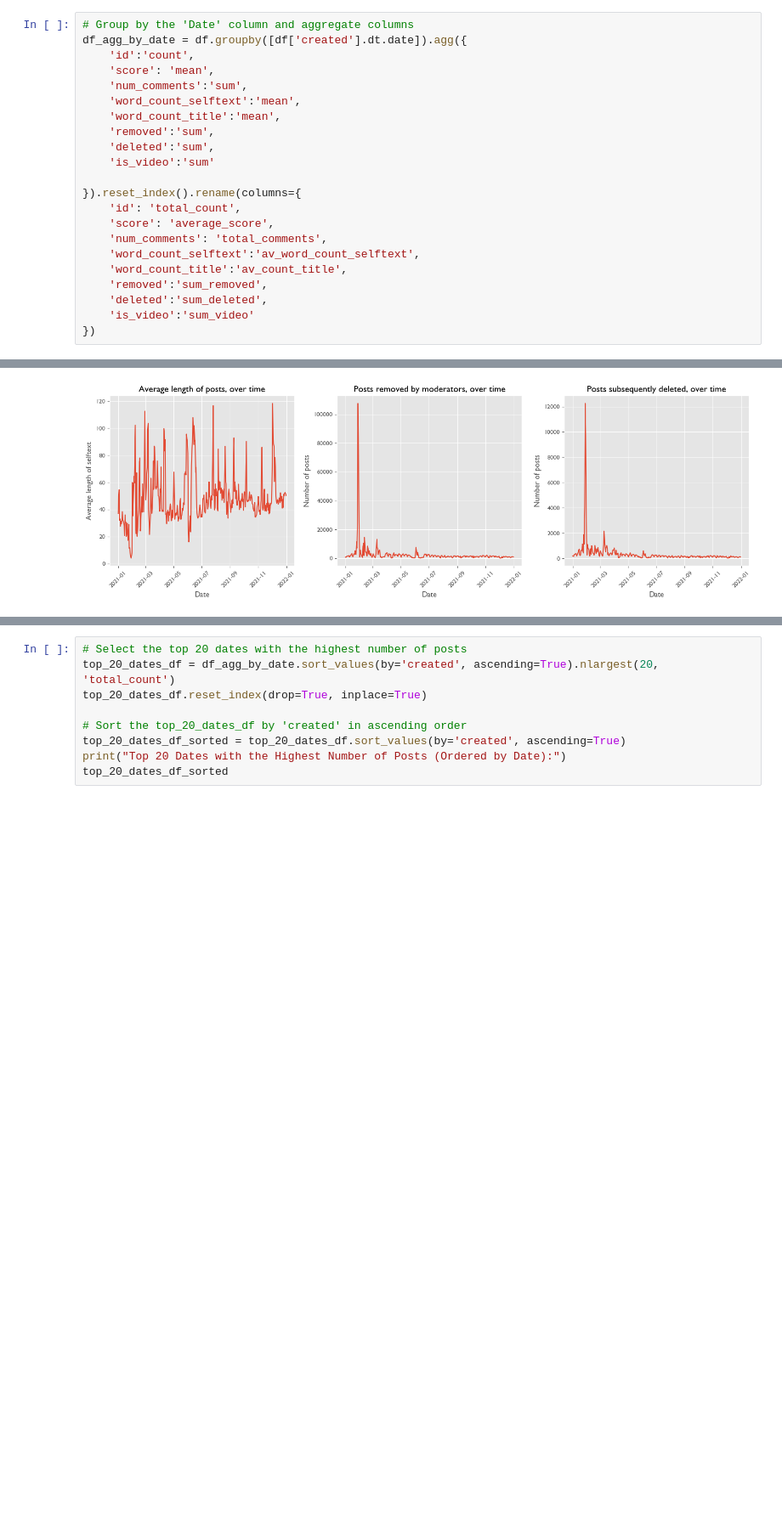
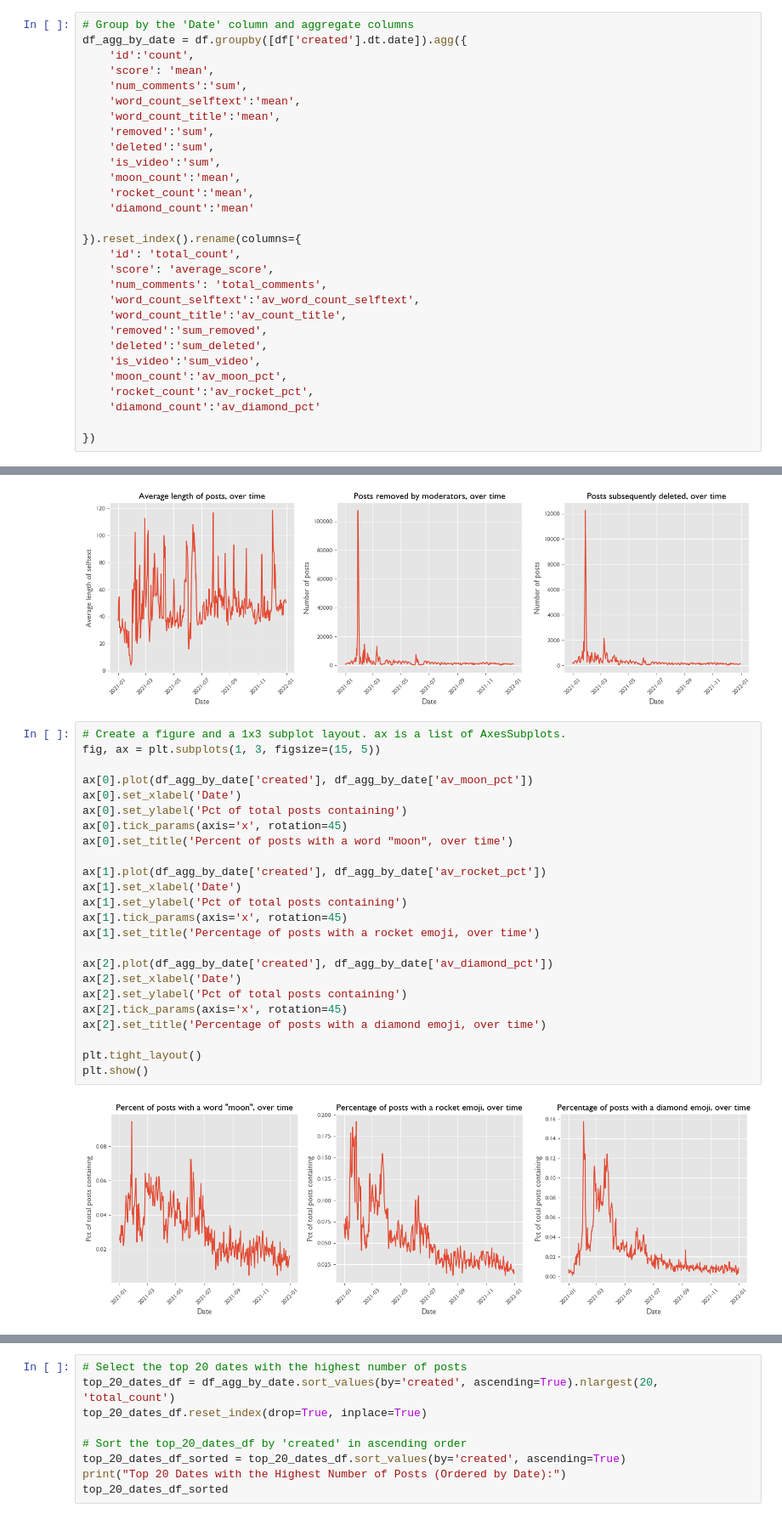
Before and after one commit to lusavkaedu/wallstreetbets, a Jupyter notebook: notebooks/04_Reddit_dataset_EDA_cleaning.ipynb, the cells around one changed output, grey strips where cells are left out. Shown at 85% size. Saved outputs shown, nothing was run; the diff lists cells and outputs as text; blank space fills up the shorter version.

```diff
--- a/notebooks/04_Reddit_dataset_EDA_cleaning.ipynb
+++ b/notebooks/04_Reddit_dataset_EDA_cleaning.ipynb
@@ -639,7 +661,10 @@ df_agg_by_date = df.groupby([df['created'].dt.date]).agg({
     'word_count_title':'mean',
     'removed':'sum',
     'deleted':'sum',
-    'is_video':'sum'
+    'is_video':'sum',
+    'moon_count':'mean',
+    'rocket_count':'mean',
+    'diamond_count':'mean'
 
 }).reset_index().rename(columns={
     'id': 'total_count',
@@ -649,7 +674,11 @@ df_agg_by_date = df.groupby([df['created'].dt.date]).agg({
     'word_count_title':'av_count_title',
     'removed':'sum_removed',
     'deleted':'sum_deleted',
-    'is_video':'sum_video'
+    'is_video':'sum_video',
+    'moon_count':'av_moon_pct',
+    'rocket_count':'av_rocket_pct',
+    'diamond_count':'av_diamond_pct'
+
 })
 # %%
 df_agg_by_date.head(5)
@@ -725,3 +754,29 @@ plt.tight_layout()
 plt.show()
 # %% [output]
 [figure]
+# %%
+# Create a figure and a 1x3 subplot layout. ax is a list of AxesSubplots.
+fig, ax = plt.subplots(1, 3, figsize=(15, 5))
+
+ax[0].plot(df_agg_by_date['created'], df_agg_by_date['av_moon_pct'])
+ax[0].set_xlabel('Date')
+ax[0].set_ylabel('Pct of total posts containing')
+ax[0].tick_params(axis='x', rotation=45)
+ax[0].set_title('Percent of posts with a word "moon", over time')
+
+ax[1].plot(df_agg_by_date['created'], df_agg_by_date['av_rocket_pct'])
+ax[1].set_xlabel('Date')
+ax[1].set_ylabel('Pct of total posts containing')
+ax[1].tick_params(axis='x', rotation=45)
+ax[1].set_title('Percentage of posts with a rocket emoji, over time')
+
+ax[2].plot(df_agg_by_date['created'], df_agg_by_date['av_diamond_pct'])
+ax[2].set_xlabel('Date')
+ax[2].set_ylabel('Pct of total posts containing')
+ax[2].tick_params(axis='x', rotation=45)
+ax[2].set_title('Percentage of posts with a diamond emoji, over time')
+
+plt.tight_layout()
+plt.show()
+# %% [output]
+[figure, added]
```
Also changed, not shown: parts of 5 cells of this notebook, 8 other files.
